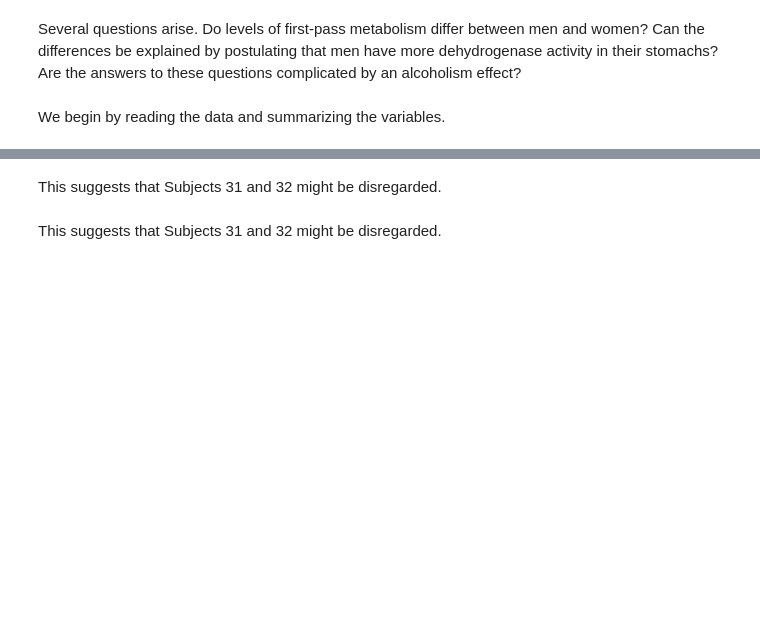
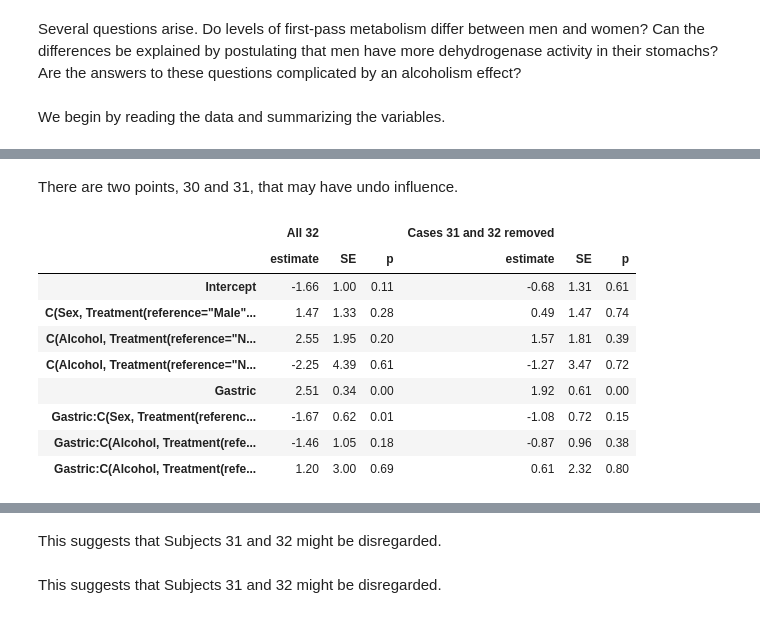
Before and after one commit to quintusdias/sleuth3, a Jupyter notebook: ch11/case1101.ipynb, the cells around one changed output, grey strips where cells are left out. Cells and saved outputs as stored; diff of their text form; code cells hidden in the pictures; blank space fills up the shorter version.

```diff
--- a/ch11/case1101.ipynb
+++ b/ch11/case1101.ipynb
@@ -52 +110,25 @@ df[results.fittedvalues > 6]
+# %% [markdown]
+There are two points, 30 and 31, that may have undo influence.
+# %%
+results1 = smf.ols(formula=formula, data=df).fit()
+results2 = smf.ols(formula=formula, data=df.query('Subject < 31')).fit()
+df1 = pd.DataFrame({'estimate': results1.params, 'SE': results1.bse, 'p': results1.pvalues})
+df2 = pd.DataFrame({'estimate': results2.params, 'SE': results2.bse, 'p': results2.pvalues})
+
+cidx1 = pd.MultiIndex.from_product([('All 32',), df1.columns])
+cidx2 = pd.MultiIndex.from_product([('Cases 31 and 32 removed',), df2.columns])
+df1.columns = cidx1
+df2.columns = cidx2
+df1.join(df2)
+# %% [output]
+|  | All 32 |  |  | Cases 31 and 32 removed |  |  |
+|  | estimate | SE | p | estimate | SE | p |
+| Intercept | -1.66 | 1.00 | 0.11 | -0.68 | 1.31 | 0.61 |
+| C(Sex, Treatment(reference="Male"... | 1.47 | 1.33 | 0.28 | 0.49 | 1.47 | 0.74 |
+| C(Alcohol, Treatment(reference="N... | 2.55 | 1.95 | 0.20 | 1.57 | 1.81 | 0.39 |
+| C(Alcohol, Treatment(reference="N... | -2.25 | 4.39 | 0.61 | -1.27 | 3.47 | 0.72 |
+| Gastric | 2.51 | 0.34 | 0.00 | 1.92 | 0.61 | 0.00 |
+| Gastric:C(Sex, Treatment(referenc... | -1.67 | 0.62 | 0.01 | -1.08 | 0.72 | 0.15 |
+| Gastric:C(Alcohol, Treatment(refe... | -1.46 | 1.05 | 0.18 | -0.87 | 0.96 | 0.38 |
+| Gastric:C(Alcohol, Treatment(refe... | 1.20 | 3.00 | 0.69 | 0.61 | 2.32 | 0.80 |
 # %%
```
Also changed, not shown: parts of 13 cells of this notebook, 1 other file.
